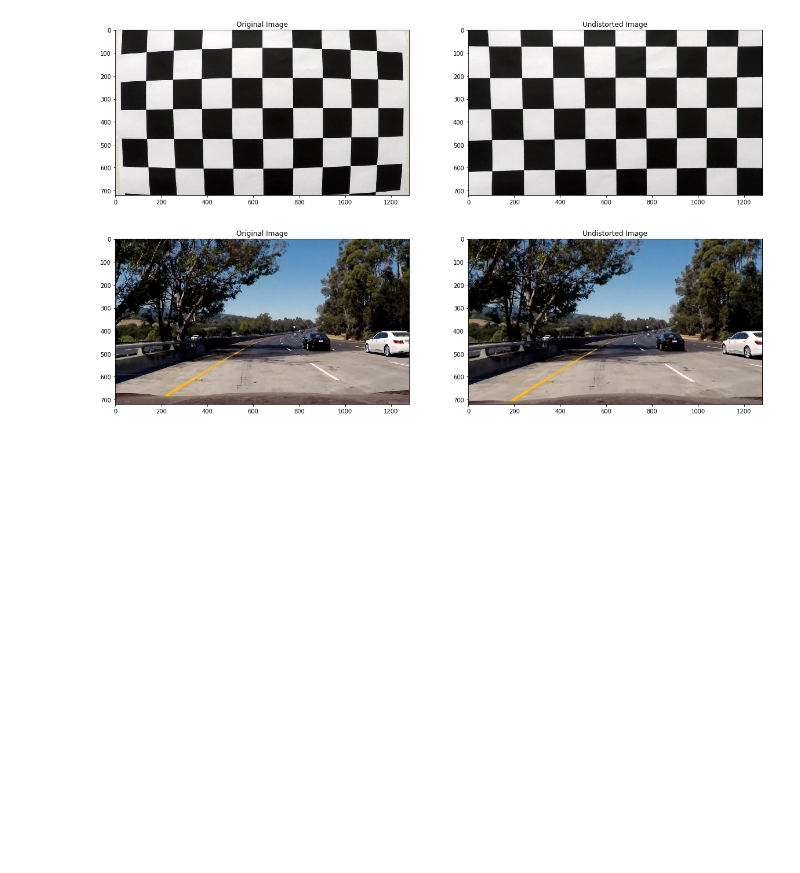
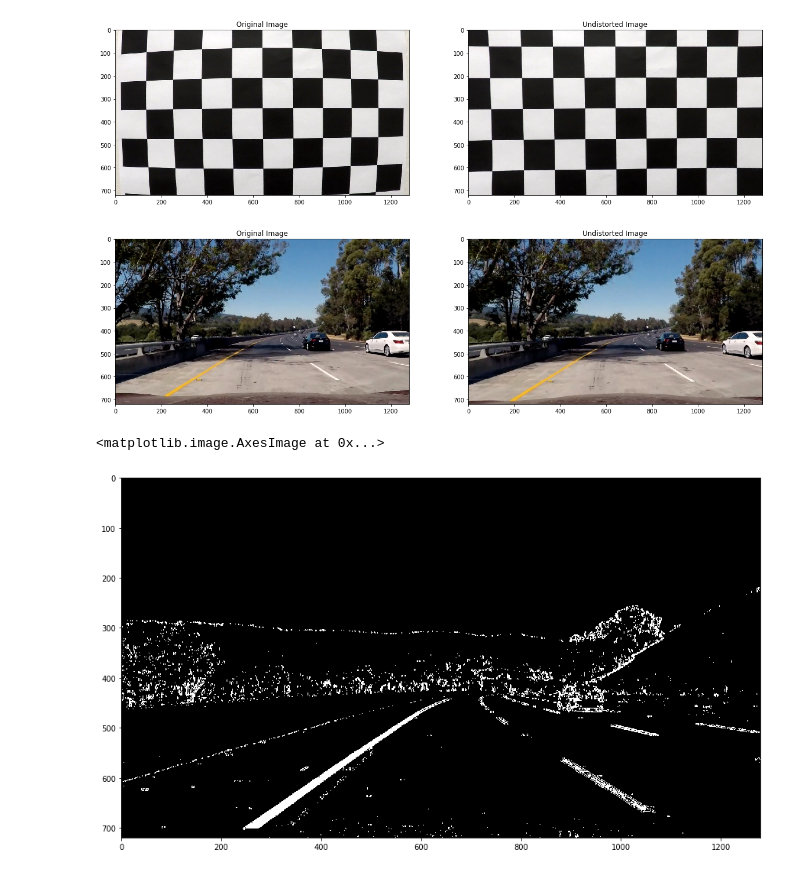
Before and after one commit to moizKachwala/self-drivingCar-advance-lane-p2, a Jupyter notebook: lane_detection.ipynb, the cells around one changed output. Drawn from its saved outputs; the diff is of its cells as text; code cells hidden in the pictures; blank space fills up the shorter version.

Commit message:
adding threshold pipeline

```diff
--- a/lane_detection.ipynb
+++ b/lane_detection.ipynb
@@ -100,0 +183,40 @@ plt.savefig('output_images/undistorted_test_image.png')
+# %%
+def combined_color_pipeline(img, sobel_thresh=(20, 100), color_thresh=(170, 255)):
+    """
+    This function combines Sobel X and apply color thresholding
+    and return combined binary
+    """
+
+    # HLS and color threshold
+    hls = cv2.cvtColor(undistored_image, cv2.COLOR_RGB2HLS)
+    s_channel = hls[:,:,2]
+
+    # Sobel X
+    gradx = abs_sobel_thresh(undistored_image, orient='x', thresh=(20, 100))
+
+    # Color Channel
+    s_binary = color_threshold(s_channel, thresh=(170, 255))
+
+    # Stack each channel
+    color_binary = np.dstack((np.zeros_like(gradx), gradx, s_binary))
+
+    # Combine the two binary thresholds
+    combined_binary = np.zeros_like(gradx)
+    combined_binary[(s_binary == 1) | (gradx == 1)] = 1
+
+    return combined_binary
+
+
+img = mpimg.imread('test_images/test3.jpg')
+undistored_image = undistort_image(img, mtx, dist)
+
+# usage of pipe line
+combined = combined_color_pipeline(undistored_image)
+
+
+fig = plt.gcf()
+fig.set_size_inches(15, 20)
+plt.imshow(combined, cmap='gray')
+# %% [output]
+<matplotlib.image.AxesImage at 0x...>
+[figure, added]
```
Also changed, not shown: parts of 1 cell of this notebook.
